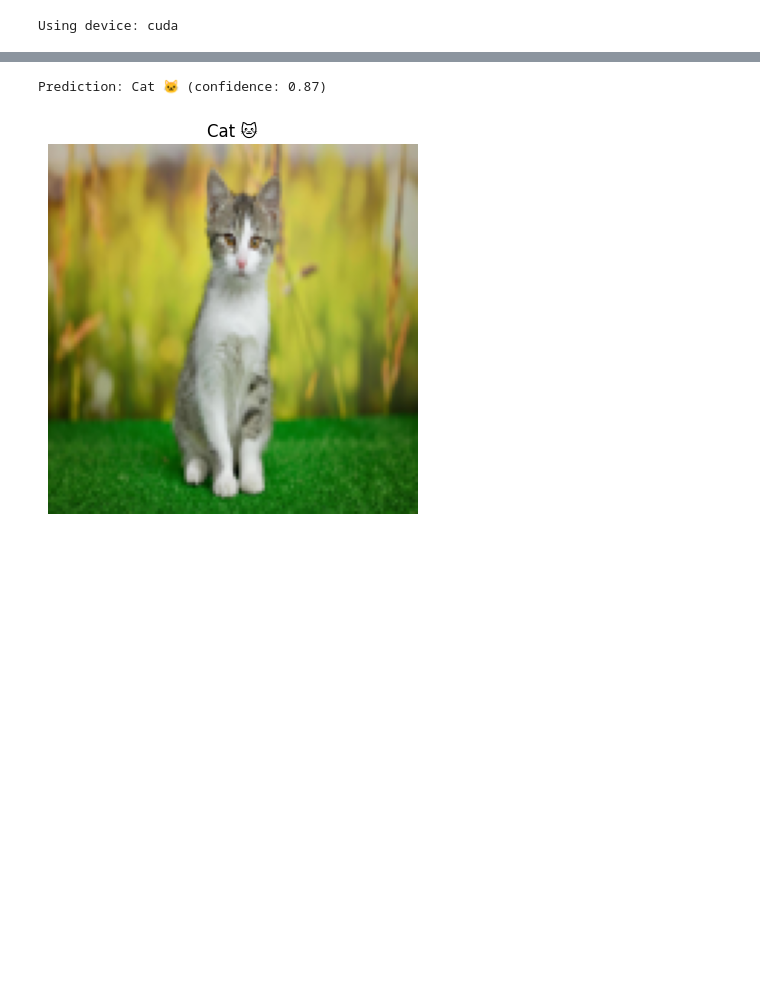
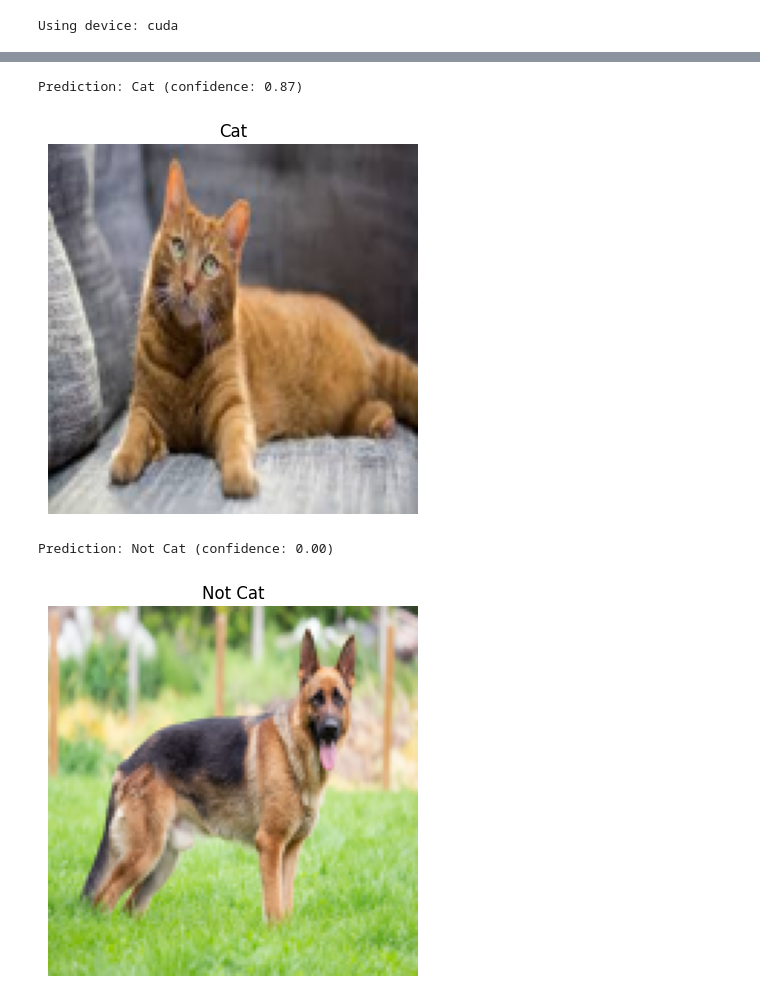
Before and after one commit to gitvegard/info284, a Jupyter notebook: task2/CNN.ipynb, the cells around one changed output, grey strips where cells are left out. Drawn from its saved outputs; the diff is of its cells as text; code cells hidden in the pictures; blank space fills up the shorter version.

```diff
--- a/task2/CNN.ipynb
+++ b/task2/CNN.ipynb
@@ -17,18 +18,18 @@ print("Using device:", device)
 # %% [output]
 Using device: cuda
 # %%
-transform = transforms.Compose([transforms.Resize((32, 32)),
+transform = transforms.Compose([transforms.Resize((128, 128)),
                                 transforms.ToTensor(),
                                 transforms.Normalize((0.5, 0.5, 0.5), (0.5, 0.5, 0.5))])
 # %%
 # Download and load training data
 trainset = datasets.CIFAR10(root='./data', train=True, download=True, transform=transform)
-trainloader = torch.utils.data.DataLoader(trainset, batch_size=4, shuffle=True)
+trainloader = torch.utils.data.DataLoader(trainset, batch_size=64, shuffle=True)
 
 # Download and load test data
 testset = datasets.CIFAR10(root='./data', train=False, download=True, transform=transform)
-testloader = torch.utils.data.DataLoader(testset, batch_size=4, shuffle=False)
+testloader = torch.utils.data.DataLoader(testset, batch_size=64, shuffle=False)
 
 
-classes = ('plane', 'car', 'bird', 'cat',
-           'deer', 'dog', 'frog', 'horse', 'ship', 'truck')
+
+classes = ('plane', 'car', 'bird', 'cat', 'deer', 'dog', 'frog', 'horse', 'ship', 'truck')
@@ -36,17 +58,17 @@ classes = ('plane', 'car', 'bird', 'cat',
 target_class = 3  # 'cat'
 
 # Convert CIFAR-10 dataset labels to binary: 1 = cat, 0 = not cat
-def convert_to_binary(dataset):
+def convert_to_binary(dataset, target_class=3):  # Default to 'cat' class (3)
     dataset.targets = [1 if label == target_class else 0 for label in dataset.targets]
     return dataset
 
-# Apply conversion to binary classification
+# Apply conversion to binary classification for both train and test sets
 trainset = convert_to_binary(trainset)
 testset = convert_to_binary(testset)
 
-# Use subset to make it faster (10000 train, 5000 test)
-train_subset = Subset(trainset, range(10000))
-test_subset = Subset(testset, range(5000))
+# Use subset to make it faster (50000 train, 10000 test)
+train_subset = Subset(trainset, range(50000))
+test_subset = Subset(testset, range(10000))
 
 # DataLoaders
 trainLoader = torch.utils.data.DataLoader(train_subset, batch_size=64, shuffle=True, num_workers=2)
@@ -164,31 +127,35 @@ tensor([[[[ 0.4667,  0.4824,  0.4588,  ...,  0.4353,  0.3882,  0.3725],
 # %%
+# Make sure we have the right transformations for prediction
 predict_transform = transforms.Compose([
-    transforms.Resize((32, 32)),  # Match CIFAR-10 image size
+    transforms.Resize((128, 128)),  # Match CIFAR-10 image size
     transforms.ToTensor(),
-    transforms.Normalize((0.5, 0.5, 0.5), (0.5, 0.5, 0.5))  # Match training
+    transforms.Normalize((0.5, 0.5, 0.5), (0.5, 0.5, 0.5))  # Match training normalization
 ])
 
 def predict_image(img_path, model):
-    model_cpu = model.to("cpu")
-    model_cpu.eval()
-
-    img = Image.open(img_path).convert("RGB")
-    img_tensor = predict_transform(img).unsqueeze(0).to("cpu")
+    model.eval()  # Set model to evaluation mode
+    img = Image.open(img_path).convert('RGB')  # Open image
+    img_tensor = predict_transform(img).unsqueeze(0).to(device)  # Apply transformations and move to device
 
     with torch.no_grad():
-        output = model_cpu(img_tensor)
-        prob = torch.sigmoid(output).item()
+        output = model(img_tensor)  # Pass img_tensor to the model
+        prob = torch.sigmoid(output).item()  # Apply sigmoid to get probability
 
+    # Threshold for binary classification: 0.5 for cat vs not-cat
     result = "Cat" if prob > 0.5 else "Not Cat"
     print(f"Prediction: {result} (confidence: {prob:.2f})")
 
-    # Show the image with result title
-    plt.imshow(img.resize((128, 128)))  # Upsize just for better display
+    # Show image with result title
+    plt.imshow(img.resize((128, 128)))  # Resize to show what the model sees
     plt.title(result)
-    plt.axis("off")
+    plt.axis('off')
     plt.show()
+
+# Finally, run:
+predict_image("cat_image.jpg", model)
+predict_image("dog_image.jpg", model)
+# %% [output]
+Prediction: Cat (confidence: 0.87)
+[figure, added]
+Prediction: Not Cat (confidence: 0.00)
+[figure, added]
-# %%
-predict_image("cat_image.jpg", model)
-# %% [output]
-Prediction: Cat 🐱 (confidence: 0.87)
-[figure, removed]
```
Also changed, not shown: parts of 7 cells of this notebook.
